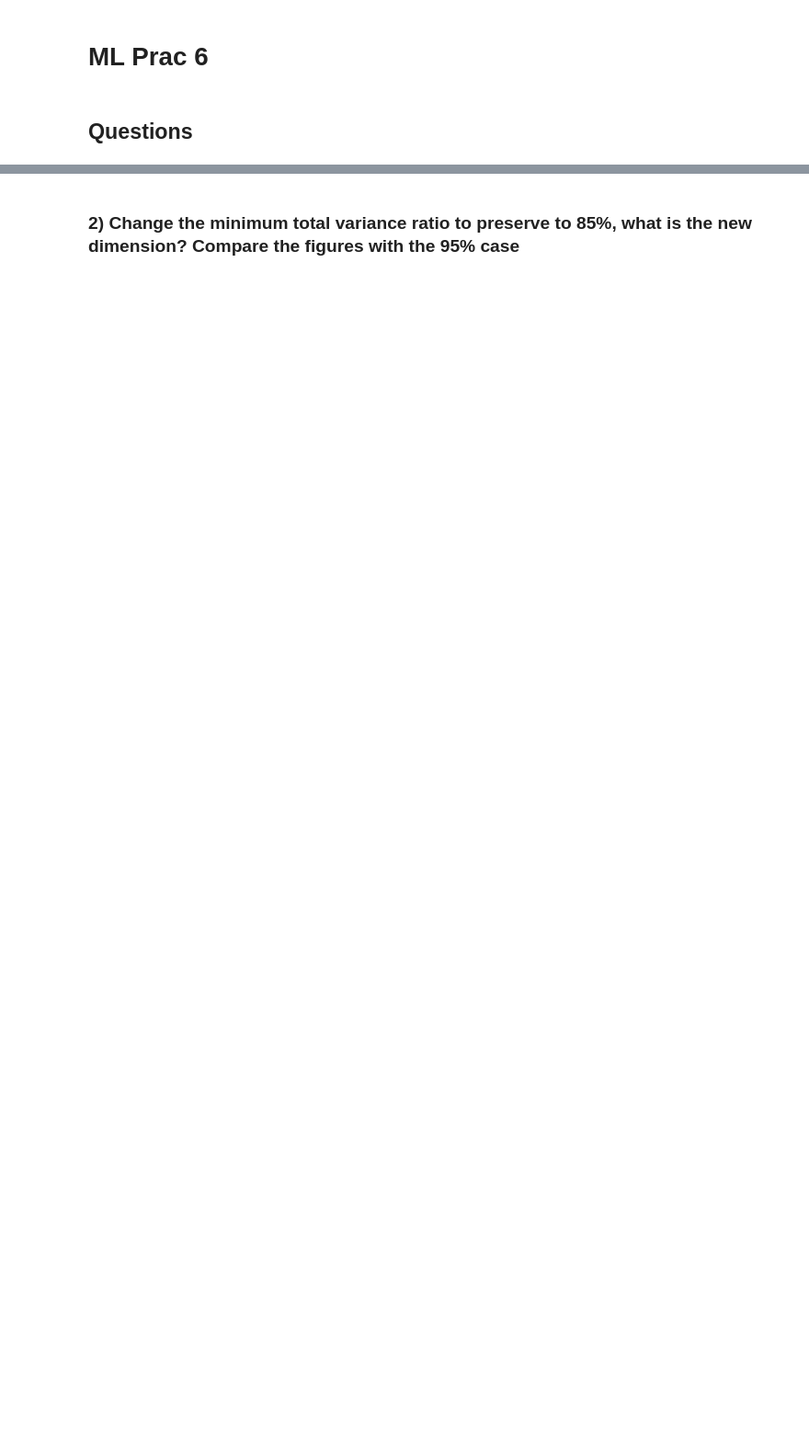
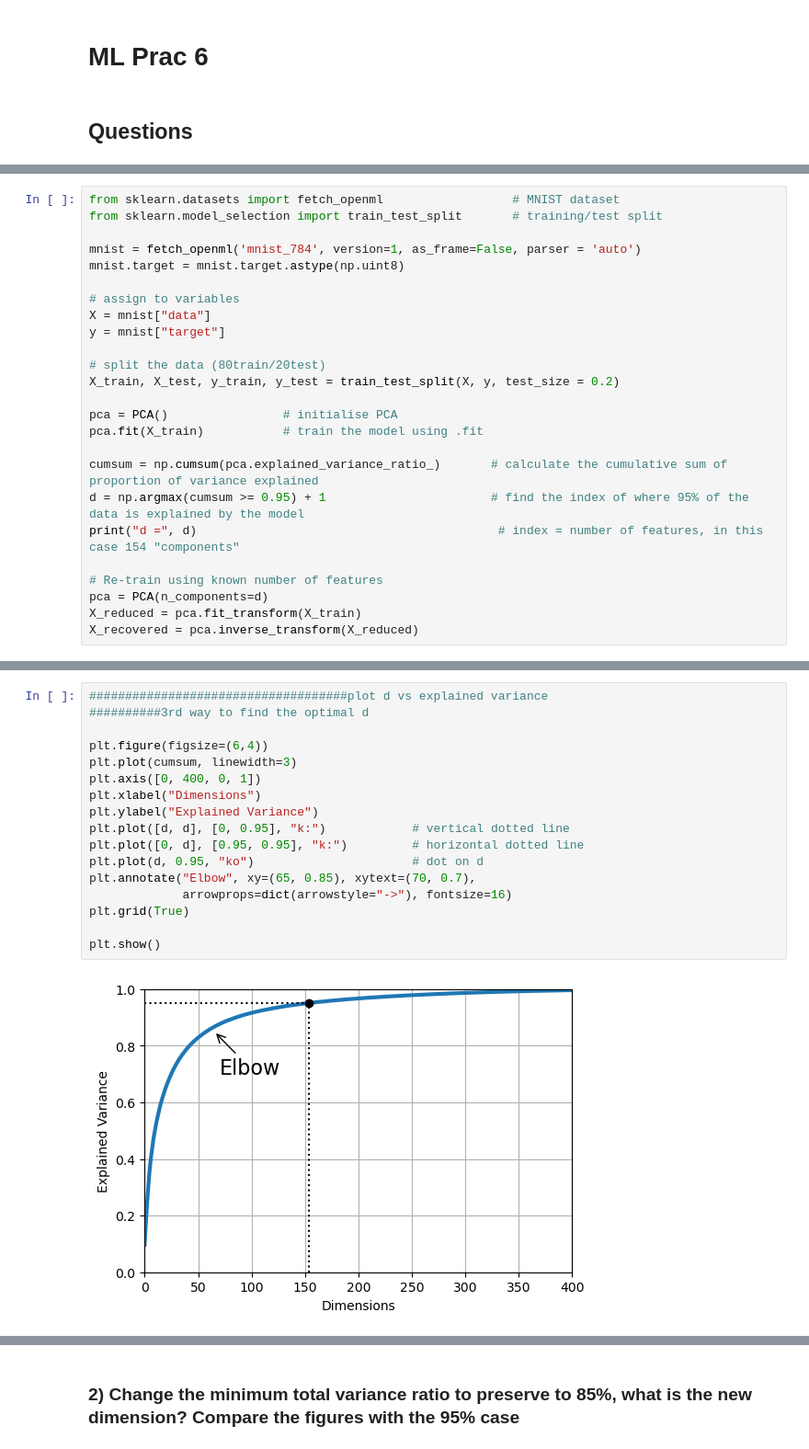
Before and after one commit to Reinn90/Machine_Learning, a Jupyter notebook: Prac6/MLPrac6.ipynb, the cells around one changed output, grey strips where cells are left out. Shown: that part at 92% size. Cells and saved outputs as stored; diff of their text form; blank space fills up the shorter version.

```diff
--- a/Prac6/MLPrac6.ipynb
+++ b/Prac6/MLPrac6.ipynb
@@ -39,0 +118,25 @@ X2D = X_centered.dot(W2)	                  # new 2D representation of the data
+# %%
+from sklearn.datasets import fetch_openml                  # MNIST dataset
+from sklearn.model_selection import train_test_split       # training/test split
+
+mnist = fetch_openml('mnist_784', version=1, as_frame=False, parser = 'auto')
+mnist.target = mnist.target.astype(np.uint8)
+
+# assign to variables
+X = mnist["data"]
+y = mnist["target"]
+
+# split the data (80train/20test)
+X_train, X_test, y_train, y_test = train_test_split(X, y, test_size = 0.2)
+
+pca = PCA()                # initialise PCA
+pca.fit(X_train)           # train the model using .fit
+
+cumsum = np.cumsum(pca.explained_variance_ratio_)       # calculate the cumulative sum of proportion of variance explained
+d = np.argmax(cumsum >= 0.95) + 1                       # find the index of where 95% of the data is explained by the model
+print("d =", d)                                          # index = number of features, in this case 154 "components"
+
+# Re-train using known number of features
+pca = PCA(n_components=d)
+X_reduced = pca.fit_transform(X_train)
+X_recovered = pca.inverse_transform(X_reduced)
@@ -39,0 +158,19 @@ X2D = X_centered.dot(W2)	                  # new 2D representation of the data
+# %%
+####################################plot d vs explained variance
+##########3rd way to find the optimal d
+
+plt.figure(figsize=(6,4))
+plt.plot(cumsum, linewidth=3)
+plt.axis([0, 400, 0, 1])
+plt.xlabel("Dimensions")
+plt.ylabel("Explained Variance")
+plt.plot([d, d], [0, 0.95], "k:")            # vertical dotted line
+plt.plot([0, d], [0.95, 0.95], "k:")         # horizontal dotted line
+plt.plot(d, 0.95, "ko")                      # dot on d
+plt.annotate("Elbow", xy=(65, 0.85), xytext=(70, 0.7),
+             arrowprops=dict(arrowstyle="->"), fontsize=16)
+plt.grid(True)
+
+plt.show()
+# %% [output]
+[figure, added]
```
Also changed, not shown: parts of 22 cells of this notebook, 3 other files.
